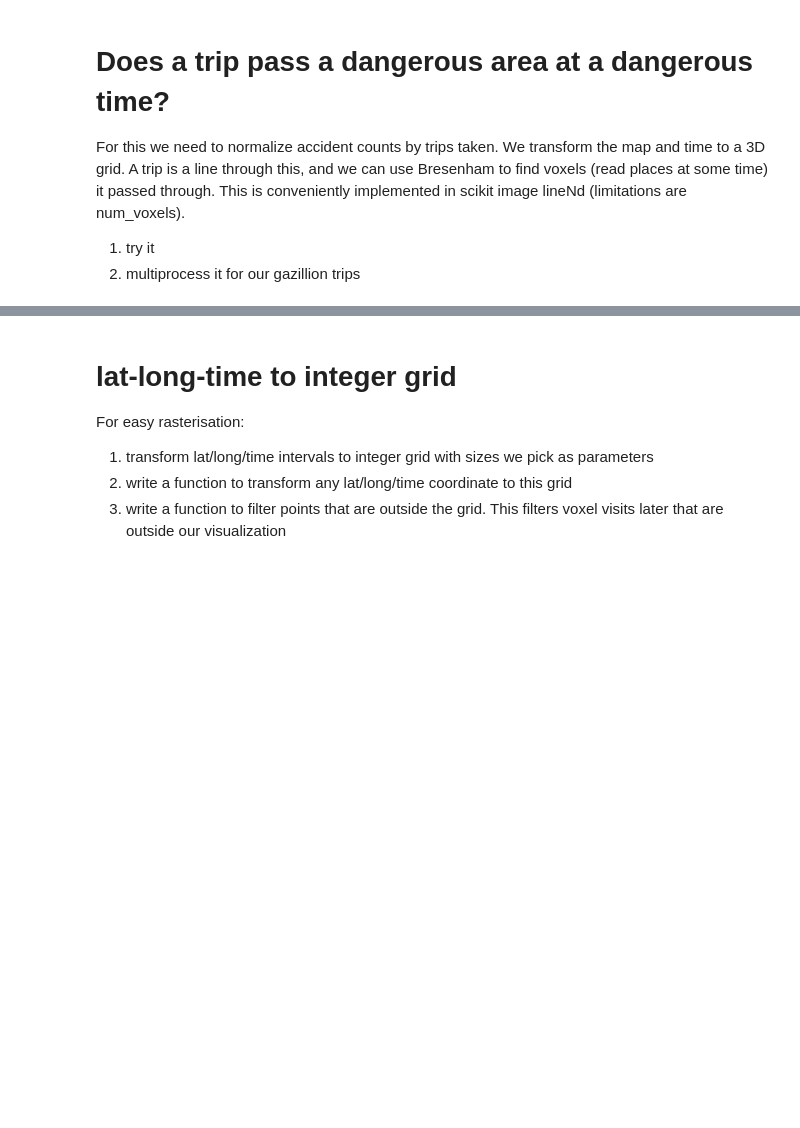
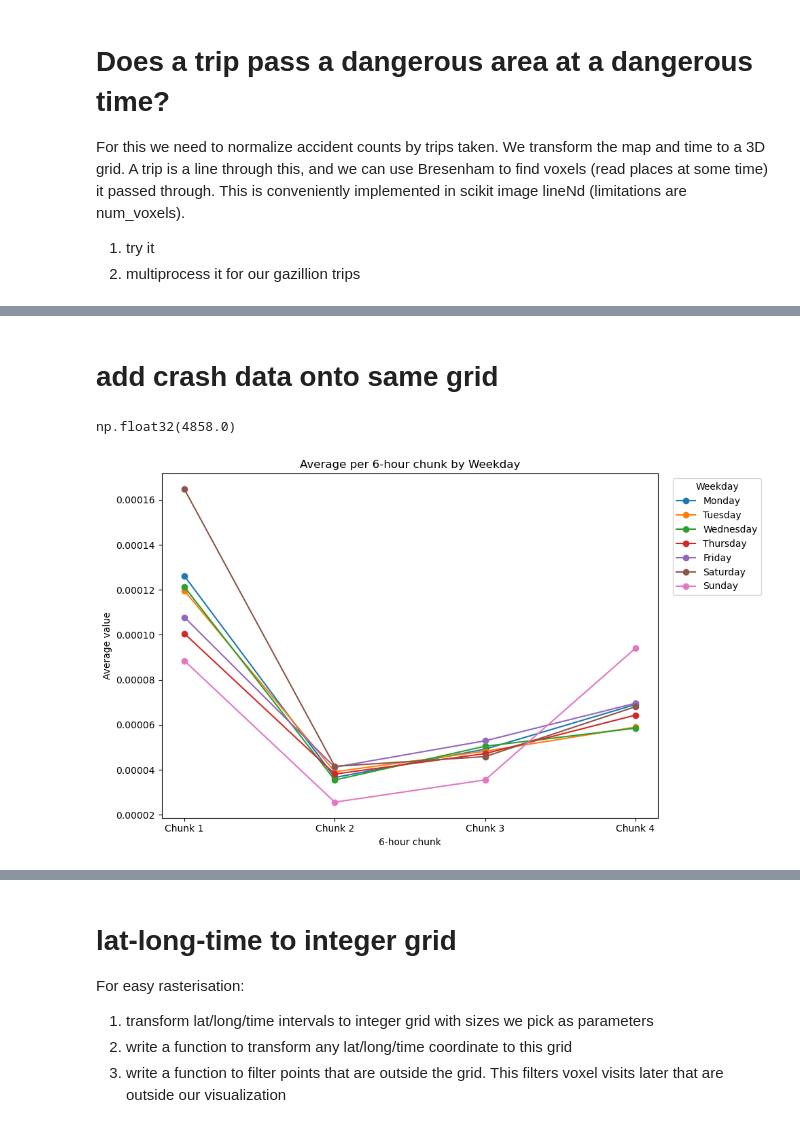
Before and after one commit to jlennartz/citi-bike, a Jupyter notebook: src/jupyter/rasterization_testing.ipynb, the cells around one changed output, grey strips where cells are left out. Saved outputs shown, nothing was run; the diff lists cells and outputs as text; code cells hidden in the pictures; blank space fills up the shorter version.

```diff
--- a/src/jupyter/rasterization_testing.ipynb
+++ b/src/jupyter/rasterization_testing.ipynb
@@ -324,0 +309,2 @@ df
+# %% [markdown]
+# add crash data onto same grid
@@ -324,0 +377,42 @@ df
+# %%
+crashes_spatial_aggregated.sum()
+# %% [output]
+np.float32(4858.0)
+# %%
+# chunks
+arr = space_aggregated_normalized  # 1-D, length Nt = number of 6 h bins
+
+import calendar
+import numpy as np
+import pandas as pd
+import matplotlib.pyplot as plt
+
+# arr: 1D array of length Nt
+# ref: your pd.Timestamp("2023-01-01 00:00:00")
+
+Nt = arr.size
+times  = ref + pd.to_timedelta(np.arange(Nt)*6, unit='h')
+chunks = (np.arange(Nt) % 4) + 1        # 1–4
+dows   = times.dayofweek                # 0=Mon…6=Sun
+
+# build DataFrame and pivot
+df = pd.DataFrame({
+    'chunk': chunks,
+    'dow': dows,
+    'value': arr
+})
+pivot = df.groupby(['chunk','dow'])['value'].mean().unstack()
+pivot.columns = [calendar.day_name[d] for d in pivot.columns]
+
+# plot
+ax = pivot.plot(marker='o', figsize=(10, 6))
+ax.set_xticks([1,2,3,4])
+ax.set_xticklabels([f"Chunk {i}" for i in range(1,5)])
+ax.set_xlabel("6-hour chunk")
+ax.set_ylabel("Average value")
+ax.set_title("Average per 6-hour chunk by Weekday")
+ax.legend(title="Weekday", bbox_to_anchor=(1.02, 1), loc='upper left')
+plt.tight_layout()
+plt.show()
+# %% [output]
+[figure, added]
```
Also changed, not shown: parts of 12 cells of this notebook.
